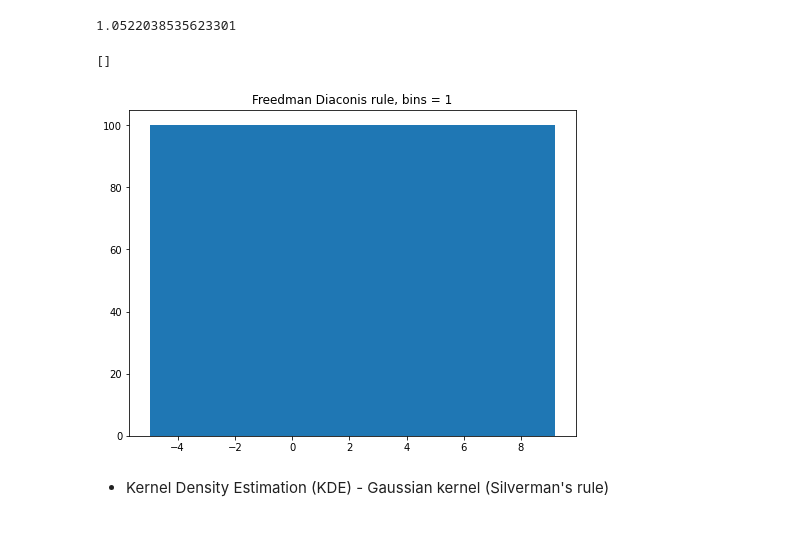
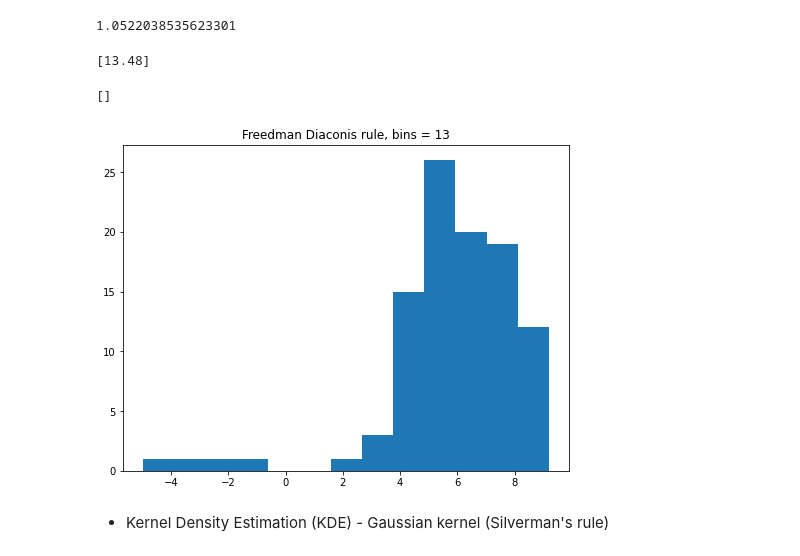
Before and after one commit to ilariavascotto/Unsupervised-Learning-2023, a Jupyter notebook: Notebooks/Lab6-IDandDensityEstimation.ipynb, the cells around one changed output. Cells and saved outputs as stored; diff of their text form; code cells hidden in the pictures.

```diff
--- a/Notebooks/Lab6-IDandDensityEstimation.ipynb
+++ b/Notebooks/Lab6-IDandDensityEstimation.ipynb
@@ -173,15 +173,21 @@ bin_fd=friedman_diaconis(X)
 print(bin_fd)
 # %% [output]
 1.0522038535623301
+# %%
+bin_number = (max(X)-min(X))/bin_fd
+# %%
+print(bin_number)
+# %% [output]
+[13.48]
 # %%
 plt.figure(figsize=(8,6))
 
-plt.hist(X, bins=int(bin_fd))
-plt.title(f"Freedman Diaconis rule, bins = {int(bin_fd)}")
+plt.hist(X, bins=int(bin_number))
+plt.title(f"Freedman Diaconis rule, bins = {int(bin_number)}")
 plt.plot()
 # %% [output]
 []
-[figure, old version]
+[figure, new version]
 # %% [markdown]
 - Kernel Density Estimation (KDE) - Gaussian kernel (Silverman's rule)
 # %%
```
Also changed, not shown: parts of 1 cell of this notebook.
